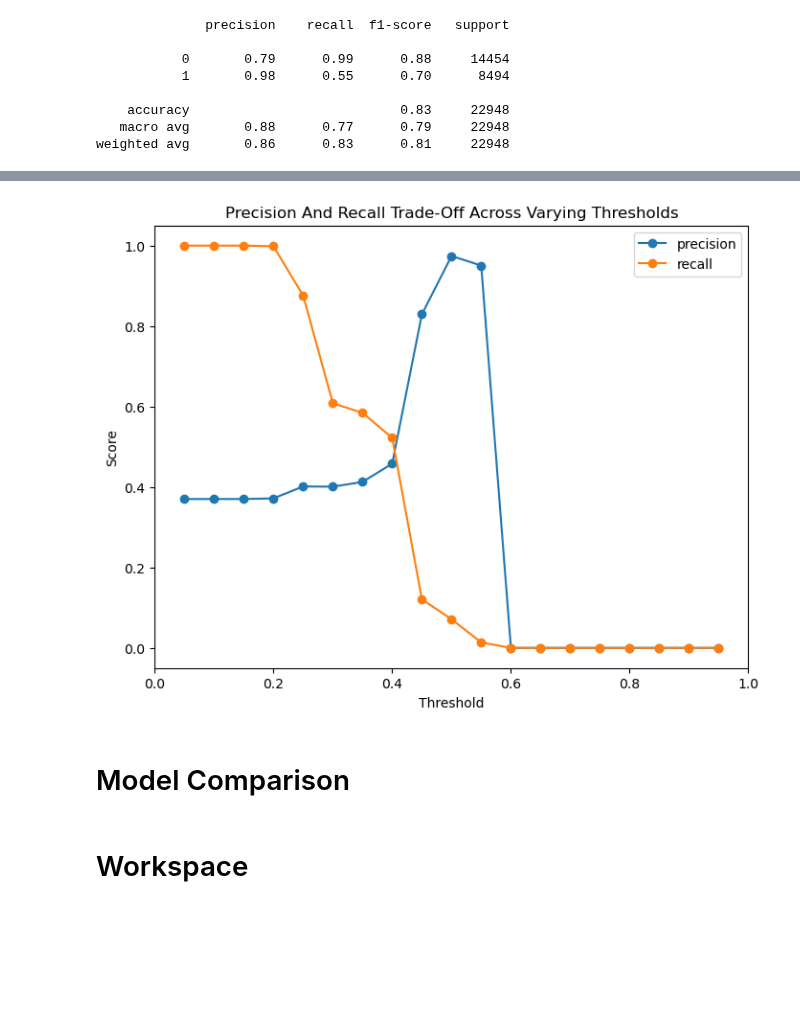
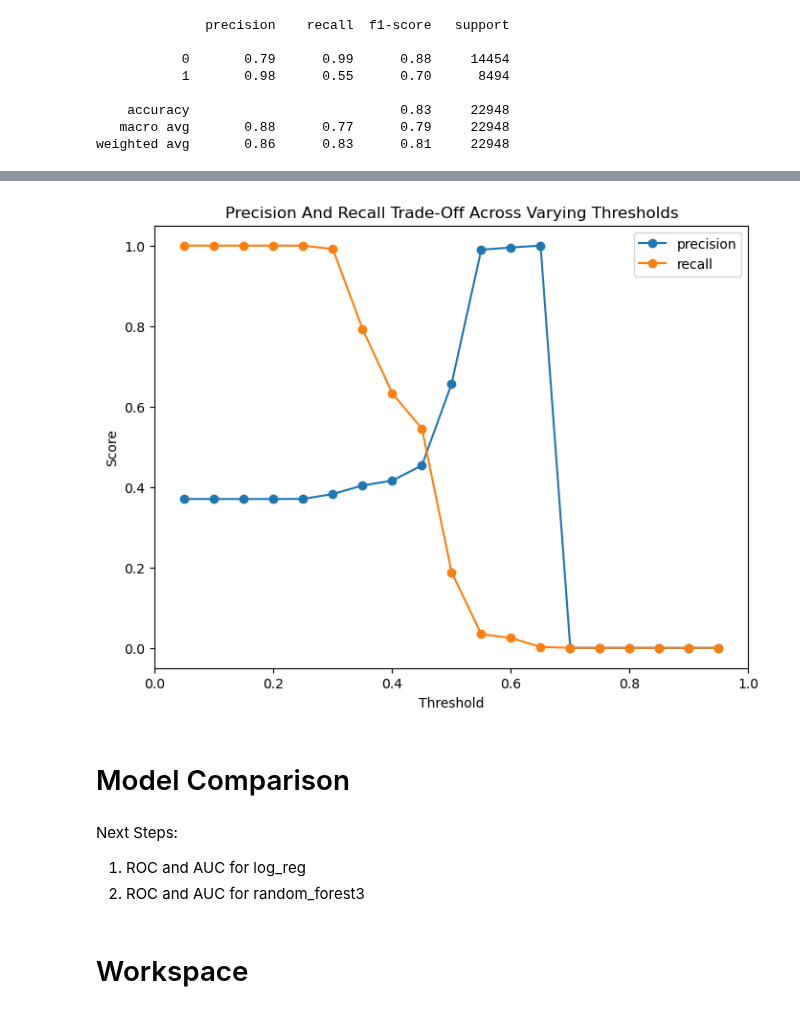
Before and after one commit to briantlui/predictive-model, a Jupyter notebook: notebooks/02-eda.ipynb, the cells around one changed output, grey strips where cells are left out. Drawn from its saved outputs; the diff is of its cells as text; code cells hidden in the pictures; blank space fills up the shorter version.

```diff
--- a/notebooks/02-eda.ipynb
+++ b/notebooks/02-eda.ipynb
@@ -962,0 +975,12 @@ The f1-score of the random forest model is only 70%, with a Precision of 98% but
+# %%
+# Instantiate random forest3 with class_weight being balanced
+random_forest3 = RandomForestClassifier(n_estimators=50, max_depth=8, min_samples_split=5, random_state=24, class_weight='balanced')
+
+# Fit the random forest model
+random_forest3.fit(X_train_scaled, y_train)
+
+# Score Train and Test
+print(f"""
+Train Score: {random_forest3.score(X_train_scaled, y_train).round(3)}
+
+Test Score: {random_forest3.score(X_test_scaled, y_test).round(3)}""")
@@ -964,42 +1017,46 @@ The f1-score of the random forest model is only 70%, with a Precision of 98% but
 # Identify thresholds to maximize f1
 
 # make probablistic predictions
-y_proba_rf = random_forest2.predict_proba(X_test)[:, 1]
+y_proba_rf = random_forest3.predict_proba(X_test)[:, 1]
 
 # Vary thresholds by 0.05 from 0.05 to 0.95
 thresholds = np.arange(0.05, 1, 0.05)
 
 precisions = list()
 recalls = list()
 
 for threshold in thresholds:
     # Apply threshold
     y_threshold = np.where(y_proba_rf > threshold, 1, 0)
 
     # Calculate precision and recall
     precision = precision_score(y_test, y_threshold)
     recall = recall_score(y_test, y_threshold)
 
     # Append to list
     precisions.append(precision)
     recalls.append(recall)
 
 # Visualize the result
 plt.figure()
 
 plt.plot(thresholds, precisions, label="precision", marker="o")
 plt.plot(thresholds, recalls, label="recall", marker="o")
 
 plt.xlim(0, 1)
 plt.xlabel("Threshold")
 plt.ylabel("Score")
 plt.title("Precision And Recall Trade-Off Across Varying Thresholds")
 plt.legend()
 
 plt.show()
 # %% [output]
-[figure, old version]
+[figure, new version]
 # %% [markdown]
 # Model Comparison
+# %% [markdown]
+Next Steps:
+1. ROC and AUC for log_reg
+2. ROC and AUC for random_forest3
 # %% [markdown]
 # Workspace
```
Also changed, not shown: parts of 23 cells of this notebook.
